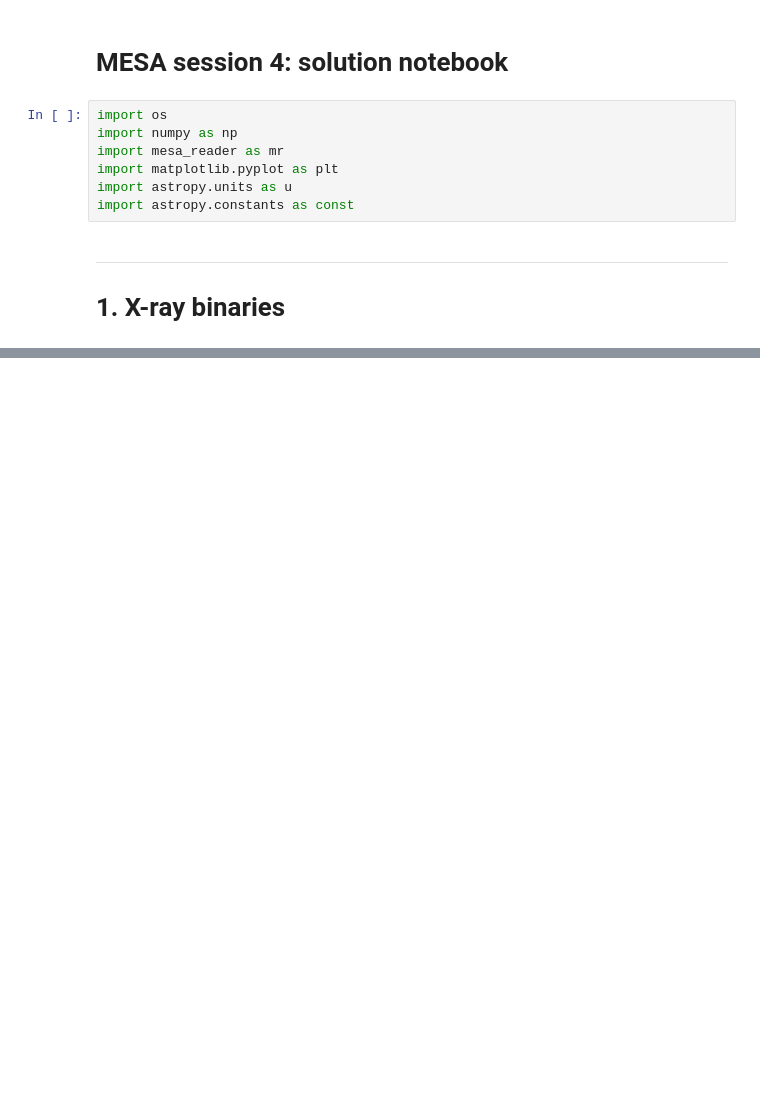
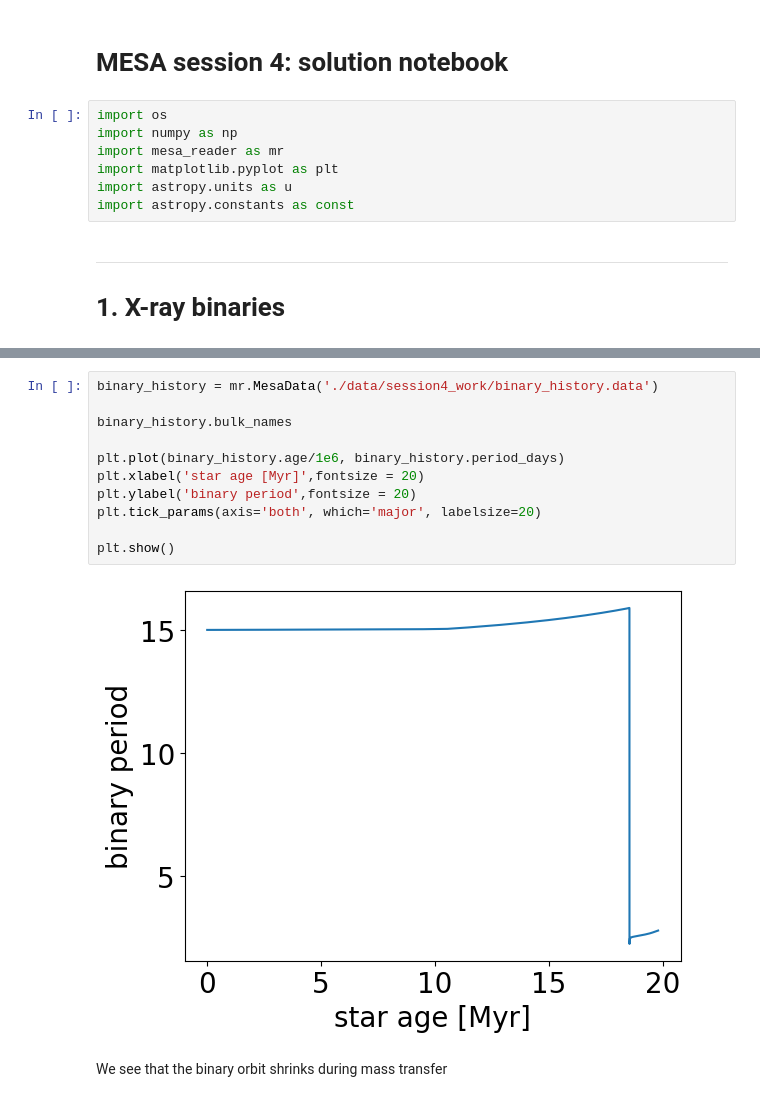
Before and after one commit to LiekeVanSon/ASBE-course, a Jupyter notebook: practicum/session4/solutions_session4/solutions_session4.ipynb, the cells around one changed output, grey strips where cells are left out. Drawn from its saved outputs; the diff is of its cells as text; blank space fills up the shorter version.

```diff
--- a/practicum/session4/solutions_session4/solutions_session4.ipynb
+++ b/practicum/session4/solutions_session4/solutions_session4.ipynb
@@ -450,0 +194,15 @@ HR_diagram(histoy_list, xlim = (3.45,5.6), ylim= (4.,6.45), VMIN =0, VMAX = 100,
+# %%
+binary_history = mr.MesaData('./data/session4_work/binary_history.data')
+
+binary_history.bulk_names
+
+plt.plot(binary_history.age/1e6, binary_history.period_days)
+plt.xlabel('star age [Myr]',fontsize = 20)
+plt.ylabel('binary period',fontsize = 20)
+plt.tick_params(axis='both', which='major', labelsize=20)
+
+plt.show()
+# %% [output]
+[figure, added]
+# %% [markdown]
+We see that the binary orbit shrinks during mass transfer
```
Also changed, not shown: parts of 54 cells of this notebook, 9 other files.
